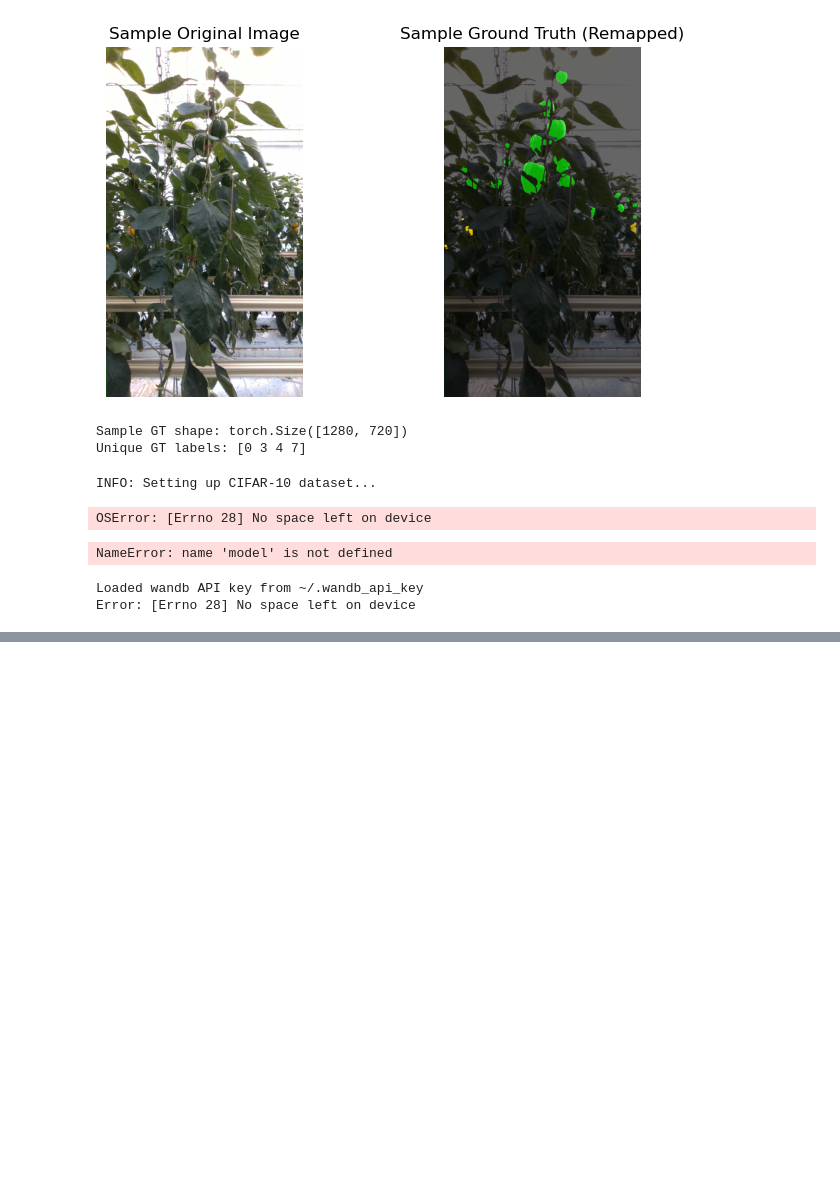
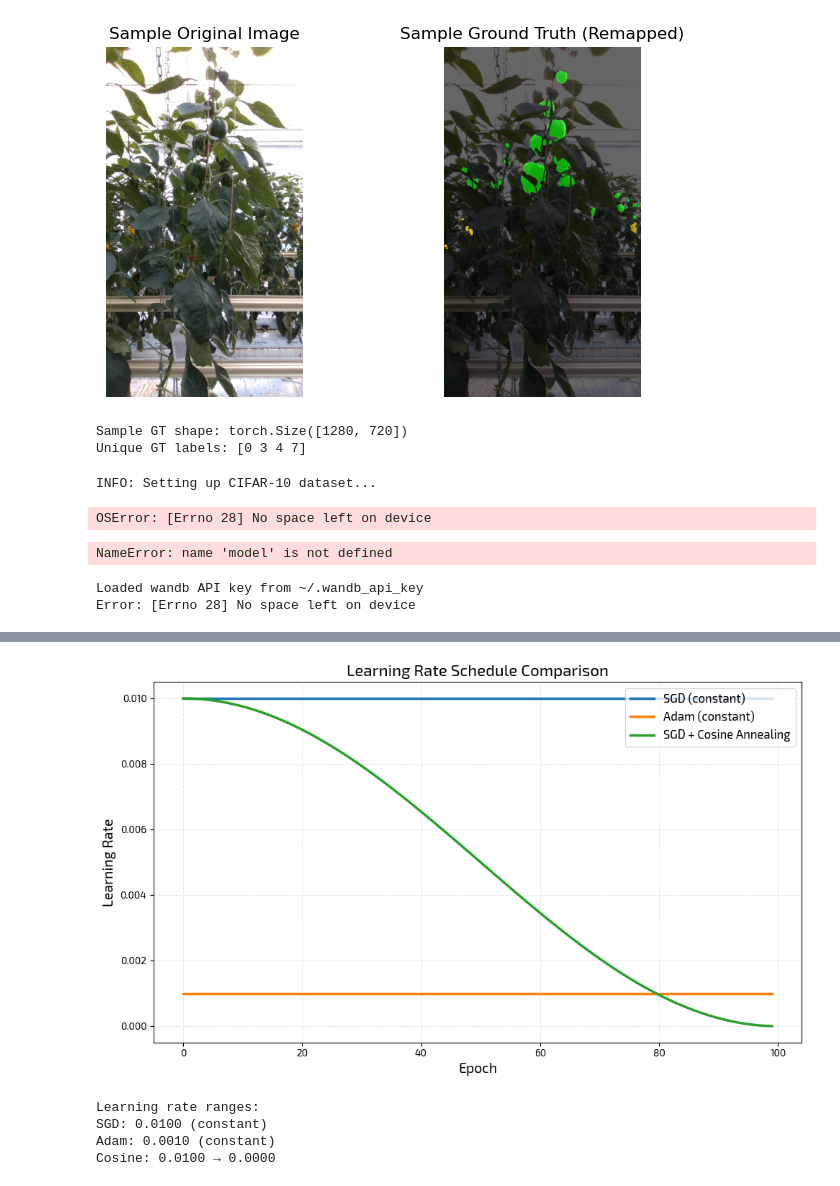
Before and after one commit to Rahul-fix/MUSH, a Jupyter notebook: notebooks/ensemble_uncertainty_notebook copy.ipynb, the cells around one changed output, grey strips where cells are left out. Drawn from its saved outputs; the diff is of its cells as text; code cells hidden in the pictures; blank space fills up the shorter version.

```diff
--- a/notebooks/ensemble_uncertainty_notebook copy.ipynb
+++ b/notebooks/ensemble_uncertainty_notebook copy.ipynb
@@ -668,0 +748,59 @@ Error: [Errno 28] No space left on device
+# %%
+import torch
+import torch.optim as optim
+import matplotlib.pyplot as plt
+import numpy as np
+
+# Setup
+epochs = 100
+lr_sgd = 0.01
+lr_adam = 0.001
+
+# Create dummy model (just need parameters for optimizer)
+dummy_model = torch.nn.Linear(10, 1)
+
+# Track learning rates
+lrs_sgd = []
+lrs_adam = []
+lrs_cosine = []
+
+# SGD - constant learning rate
+for epoch in range(epochs):
+    lrs_sgd.append(lr_sgd)
+
+# Adam - constant learning rate
+for epoch in range(epochs):
+    lrs_adam.append(lr_adam)
+
+# Cosine Annealing - manually compute the schedule
+for epoch in range(epochs):
+    lr = 0.0 + (lr_sgd - 0.0) * 0.5 * (1 + np.cos(np.pi * epoch / epochs))
+    lrs_cosine.append(lr)
+
+# Create publication-quality plot
+plt.figure(figsize=(10, 6))
+plt.plot(range(epochs), lrs_sgd, label='SGD (constant)', linewidth=2.5, color='#1f77b4')
+plt.plot(range(epochs), lrs_adam, label='Adam (constant)', linewidth=2.5, color='#ff7f0e')
+plt.plot(range(epochs), lrs_cosine, label='SGD + Cosine Annealing', linewidth=2.5, color='#2ca02c')
+
+plt.xlabel('Epoch', fontsize=14, fontweight='bold')
+plt.ylabel('Learning Rate', fontsize=14, fontweight='bold')
+plt.title('Learning Rate Schedule Comparison', fontsize=16, fontweight='bold')
+plt.legend(fontsize=12, loc='upper right')
+plt.grid(True, alpha=0.3, linestyle='--')
+plt.tight_layout()
+
+# Save high-resolution figure for paper
+plt.savefig('optimizer_comparison_fixed.png', dpi=300, bbox_inches='tight')
+plt.show()
+
+print("Learning rate ranges:")
+print(f"SGD: {lr_sgd:.4f} (constant)")
+print(f"Adam: {lr_adam:.4f} (constant)")
+print(f"Cosine: {max(lrs_cosine):.4f} → {min(lrs_cosine):.4f}")
+# %% [output]
+[figure, added]
+Learning rate ranges:
+SGD: 0.0100 (constant)
+Adam: 0.0010 (constant)
+Cosine: 0.0100 → 0.0000
```
Also changed, not shown: parts of 1 cell of this notebook, 21 other files.
